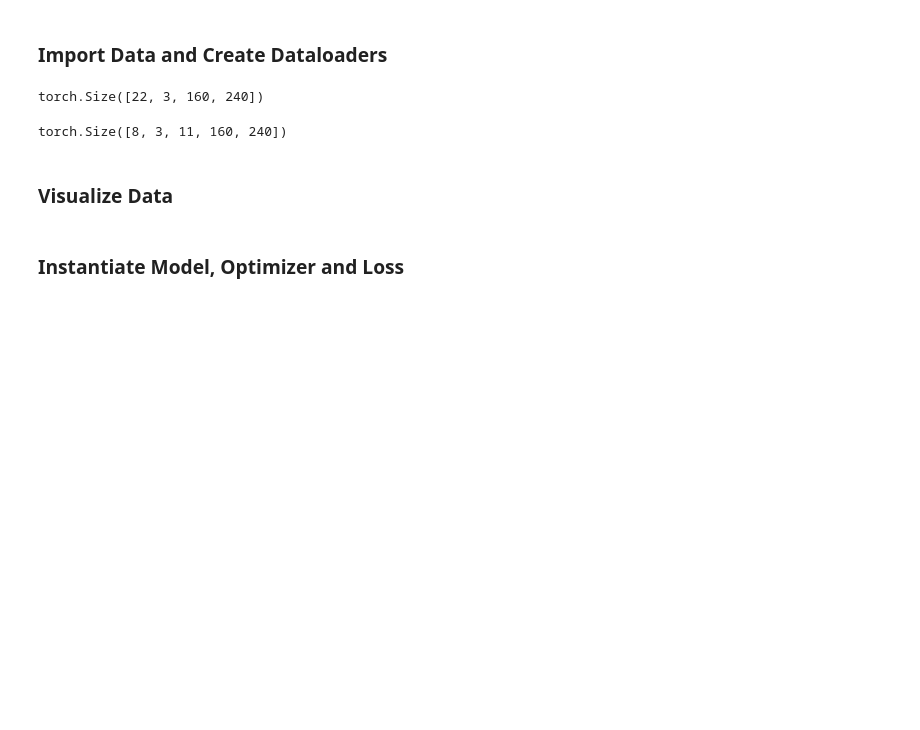
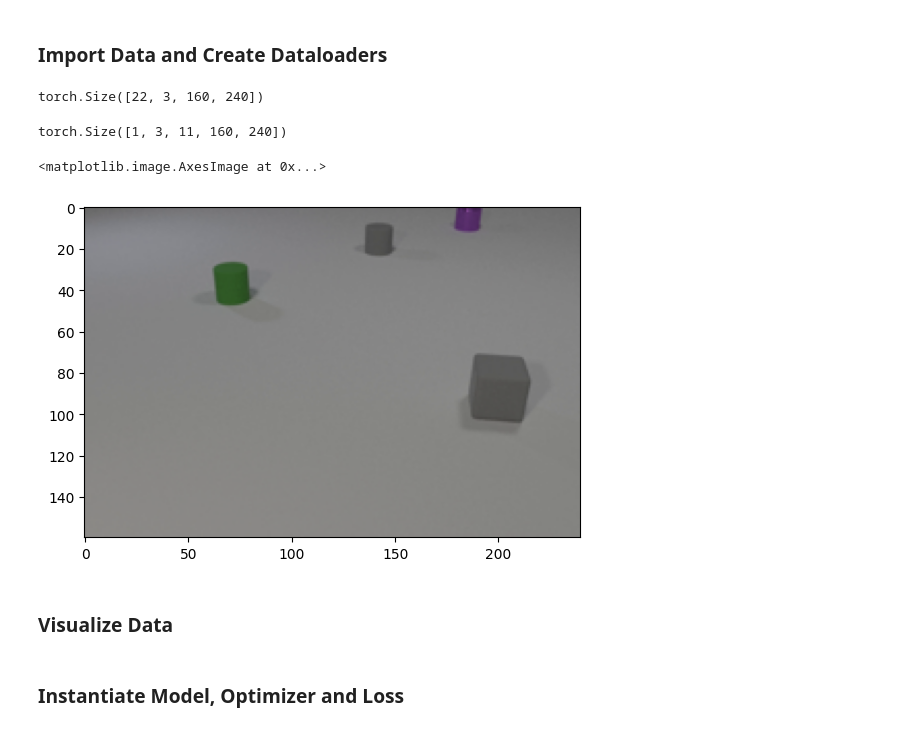
Before and after one commit to gbugli/DL_project_2023, a Jupyter notebook: LSTM/Training.ipynb, the cells around one changed output. Saved outputs shown, nothing was run; the diff lists cells and outputs as text; code cells hidden in the pictures; blank space fills up the shorter version.

```diff
--- a/LSTM/Training.ipynb
+++ b/LSTM/Training.ipynb
@@ -352,16 +353,21 @@ def collate(batch):
 
 # Training Data Loader
 train_loader = DataLoader(dataset_train, shuffle=True,
-                        batch_size=8, collate_fn=collate)
+                        batch_size=1, collate_fn=collate)
 
 # Validation Data Loader
 val_loader = DataLoader(dataset_val, shuffle=True,
-                        batch_size=8, collate_fn=collate)
+                        batch_size=1, collate_fn=collate)
 # %%
 past, future = next(iter(val_loader))
 past.shape
 # %% [output]
-torch.Size([8, 3, 11, 160, 240])
+torch.Size([1, 3, 11, 160, 240])
+# %%
+plt.imshow(rearrange(past[0,:,0], 'c h w -> h w c').cpu())
+# %% [output]
+<matplotlib.image.AxesImage at 0x...>
+[figure, added]
 # %% [markdown]
 ### Visualize Data
 # %% [markdown]
```
Also changed, not shown: parts of 4 cells of this notebook, 6 other files.
